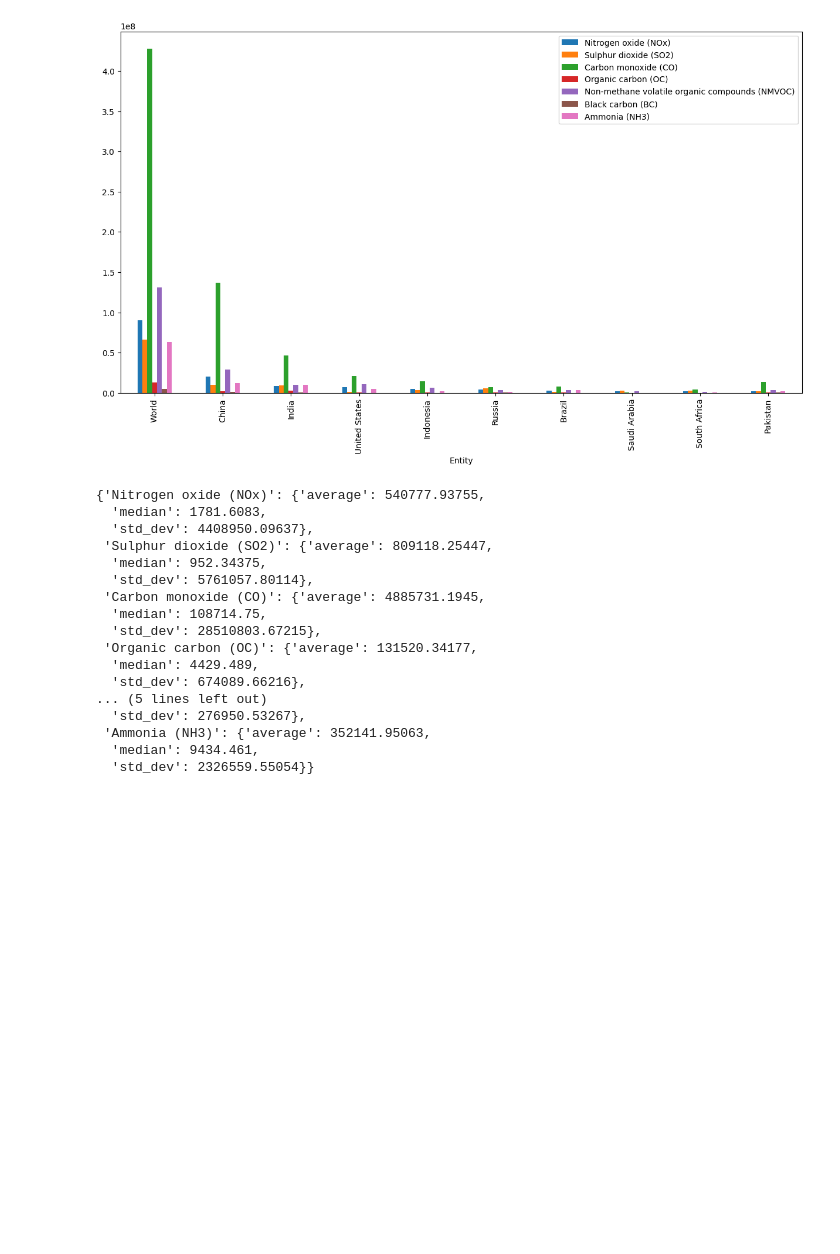
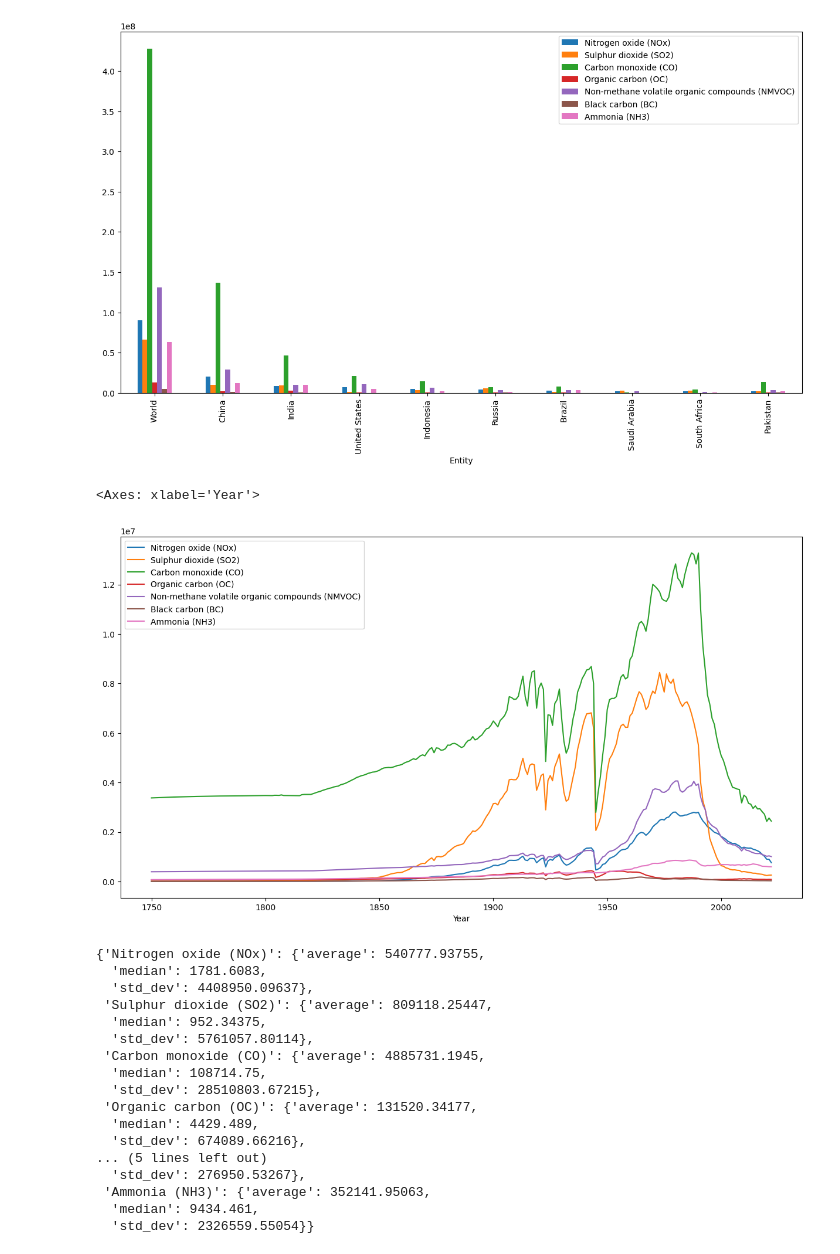
Before and after one commit to kineo-ai/hvv-case-study, a Jupyter notebook: notebooks/2024-09-11-DataExploration.ipynb, the cells around one changed output. Drawn from its saved outputs; the diff is of its cells as text; code cells hidden in the pictures; blank space fills up the shorter version.

Commit message:
Fixing path + plotting for example country

```diff
--- a/notebooks/2024-09-11-DataExploration.ipynb
+++ b/notebooks/2024-09-11-DataExploration.ipynb
@@ -1,7 +1,7 @@
 # %%
 import pandas as pd
 # %%
-df = pd.read_csv("../src/data/air-pollution.csv")
+df = pd.read_csv("../data/air-pollution.csv")
 
 print(df.shape)
 df.head()
@@ -62,14 +62,21 @@ filtered_df[filtered_df["Code"].isna()]
 # %%
 # checking plot if given year, the distribution of the metrics over all entities
 
-filtered_df = filtered_df[filtered_df["Year"] == 2020]
+year_df = filtered_df[filtered_df["Year"] == 2020]
 
 # sort values by the metric
-filtered_df = filtered_df.sort_values(by=["Nitrogen oxide (NOx)"], ascending=False)
+year_df = year_df.sort_values(by=["Nitrogen oxide (NOx)"], ascending=False)
 
 # plot the top 10 entities
-filtered_df.head(10).plot(x="Entity", y=["Nitrogen oxide (NOx)", "Sulphur dioxide (SO2)", "Carbon monoxide (CO)", "Organic carbon (OC)", "Non-methane volatile organic compounds (NMVOC)", "Black carbon (BC)", "Ammonia (NH3)"], kind="bar", figsize=(15, 8))
+year_df.head(10).plot(x="Entity", y=["Nitrogen oxide (NOx)", "Sulphur dioxide (SO2)", "Carbon monoxide (CO)", "Organic carbon (OC)", "Non-methane volatile organic compounds (NMVOC)", "Black carbon (BC)", "Ammonia (NH3)"], kind="bar", figsize=(15, 8))
 # %% [output]
 <Axes: xlabel='Entity'>
 [figure]
+# %%
+country_df = filtered_df[filtered_df["Entity"] == "Germany"]
+
+country_df.plot(x="Year", y=["Nitrogen oxide (NOx)", "Sulphur dioxide (SO2)", "Carbon monoxide (CO)", "Organic carbon (OC)", "Non-methane volatile organic compounds (NMVOC)", "Black carbon (BC)", "Ammonia (NH3)"], kind="line", figsize=(15, 8))
+# %% [output]
+<Axes: xlabel='Year'>
+[figure, added]
 # %%
```
Also changed, not shown: parts of 1 cell of this notebook.
